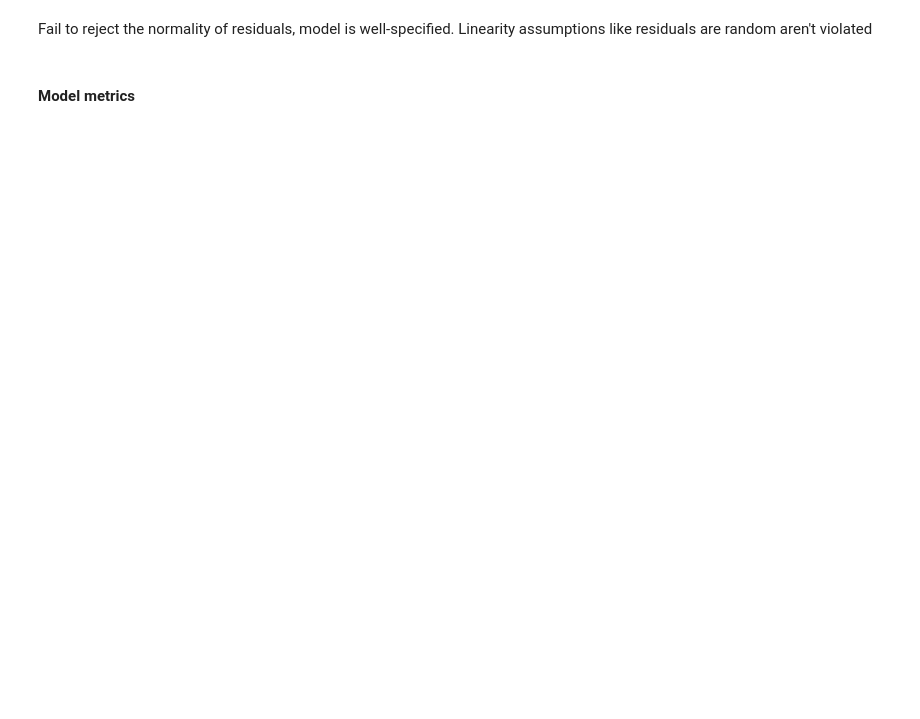
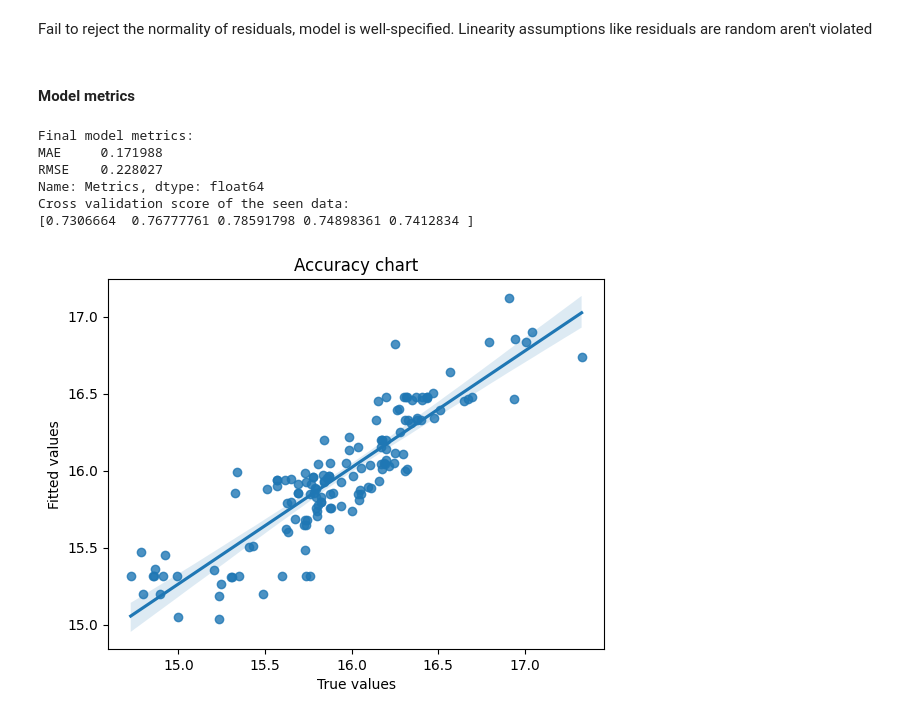
Before and after one commit to MinaAlberDS/Codveda-Internship, a Jupyter notebook: Level 2/predictive_modeling.ipynb, the cells around one changed output. Cells and saved outputs as stored; diff of their text form; code cells hidden in the pictures; blank space fills up the shorter version.

Commit message:
Finished the non-outliers regression(the main model). Still outliers regression.

```diff
--- a/Level 2/predictive_modeling.ipynb
+++ b/Level 2/predictive_modeling.ipynb
@@ -154,7 +164,15 @@ Model overall statistically strong:
 # %%
-x = x.drop(["governorate_Matrouh","governorate_Alexandria","governorate_Dakahlia"],axis = 1)
+x = x.drop(["governorate_Matrouh","governorate_Alexandria","governorate_Dakahlia"],axis = 1) # drop governorate column
 
+x["log(sqm)_centered"] = x["log(sqm)"] - x["log(sqm)"].mean() # center log(sqm)
 
+x["log(sqm) centered ** 2"] = x["log(sqm)_centered"] ** 2 # centered log(sqm) ^2
+
+x.drop("log(sqm)",axis = 1, inplace=True) # drop log(sqm)
+
+x["has_full_facilities"] = x["has_main_facilities"] * x["has_building_facilities"] # combine them together, and drop them, because Building facilities, and main facilities are important
+x["has_full_facilities * modern"] = x["has_full_facilities"] * x["has_modern"] # full_facilities * modern
+x.drop(["has_main_facilities","has_building_facilities"], axis =1, inplace=True)
 
 X_train, X_test, y_train, y_test = split_data(x, y) # split the new X data
 reg_summary(X_train,y_train) # see the new model summary
@@ -343,5 +314,0 @@ vifs(X_train)
-# %%
-X_train["log(sqm)_centered"] = X_train["log(sqm)"] - X_train["log(sqm)"].mean()
-
-
-X_train = X_train.drop(["log(sqm)"], axis =1)
@@ -348,2 +319,3 @@ X_train = X_train.drop(["log(sqm)"], axis =1)
 # %%
-final_model = LinearRegression().fit(X_train, y_train)
+sklearn_model = LinearRegression().fit(X_train, y_train)
+sklearn_model
@@ -371,3 +342,40 @@ TypeError: result must come from a linear regression model
 Fail to reject the normality of residuals, model is well-specified. Linearity assumptions like residuals are random aren't violated
 # %% [markdown]
 #### Model metrics
+# %%
+def model_performance(y_pred, y_test, estimator):
+    """Shows the MAE, RMSE, Accuracy Chart(fitted, True), and cross validation scores(cv=5)
+
+    Args:
+        y_pred (array_like): The fitted values
+        y_test (array_like): The true values
+        estimator (Model): The fitted model
+    """
+
+    mae = mean_absolute_error(y_test, y_pred) # MAE value
+    rmse = np.sqrt(mean_squared_error(y_test, y_pred)) # RMSE value
+    # metics series
+    metrics = pd.Series({
+        "MAE": mae,
+        "RMSE": rmse,
+    }, name="Metrics")
+
+    # plot the y_true vs. y_pred
+    sns.regplot(x=y_test, y=y_pred)
+    plt.title("Accuracy chart")
+    plt.xlabel("True values")
+    plt.ylabel("Fitted values")
+
+    print(f"Final model metrics:\n{metrics}")
+    cross_val_scores = cross_val_score(sklearn_model, X_train, y_train, cv=5) # cross validation scores of the seen data
+    print(f"Cross validation score of the seen data:\n{cross_val_scores}")
+y_pred = sklearn_model.predict(X_test)
+model_performance(y_pred, y_test, sklearn_model)
+# %% [output]
+Final model metrics:
+MAE     0.171988
+RMSE    0.228027
+Name: Metrics, dtype: float64
+Cross validation score of the seen data:
+[0.7306664  0.76777761 0.78591798 0.74898361 0.7412834 ]
+[figure, added]
```
Also changed, not shown: parts of 18 cells of this notebook.
